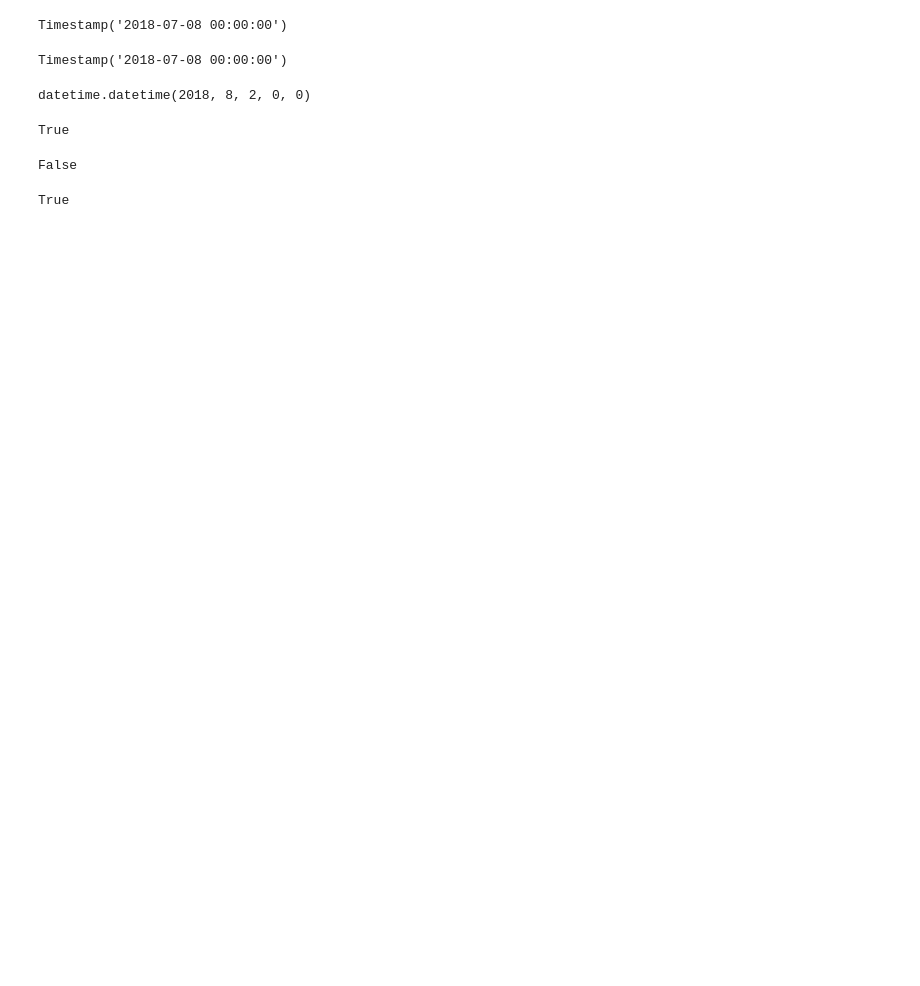
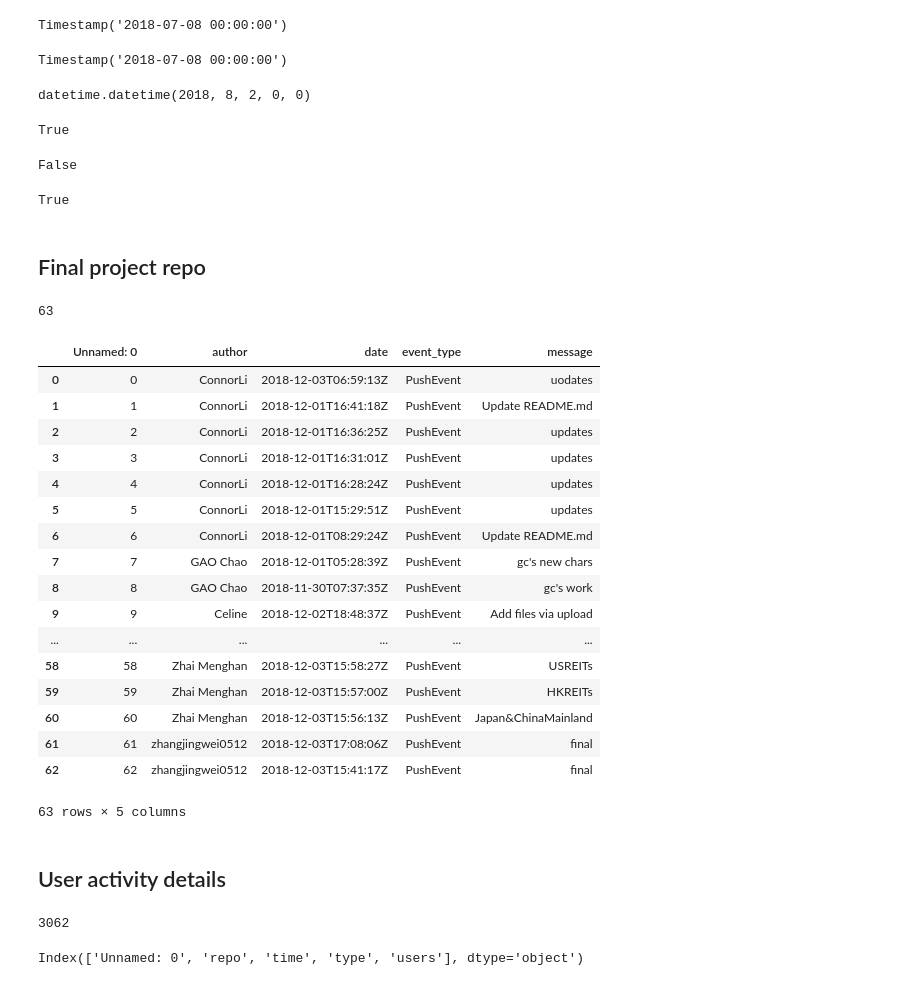
Before and after one commit to hupili/github-activies, a Jupyter notebook: leaderboard.ipynb, the cells around one changed output. Drawn from its saved outputs; the diff is of its cells as text; code cells hidden in the pictures; blank space fills up the shorter version.

```diff
--- a/leaderboard.ipynb
+++ b/leaderboard.ipynb
@@ -300,3 +300,34 @@ b = datetime.datetime(2018, 11, 5, 22)
 a < b
 # %% [output]
 True
+# %% [markdown]
+## Final project repo
+# %%
+df_finals = pd.read_csv('data/final-repos-activities.csv')
+# %%
+len(df_finals)
+# %% [output]
+63
+# %%
+df_finals
+# %% [output]
+|  | Unnamed: 0 | author | date | event_type | message |
+| 0 | 0 | ConnorLi | 2018-12-03T06:59:13Z | PushEvent | uodates |
+| 1 | 1 | ConnorLi | 2018-12-01T16:41:18Z | PushEvent | Update README.md |
+| 2 | 2 | ConnorLi | 2018-12-01T16:36:25Z | PushEvent | updates |
+| 3 | 3 | ConnorLi | 2018-12-01T16:31:01Z | PushEvent | updates |
+| 4 | 4 | ConnorLi | 2018-12-01T16:28:24Z | PushEvent | updates |
+| 5 | 5 | ConnorLi | 2018-12-01T15:29:51Z | PushEvent | updates |
+| 6 | 6 | ConnorLi | 2018-12-01T08:29:24Z | PushEvent | Update README.md |
+| 7 | 7 | GAO Chao | 2018-12-01T05:28:39Z | PushEvent | gc's new chars |
+| 8 | 8 | GAO Chao | 2018-11-30T07:37:35Z | PushEvent | gc's work |
+| 9 | 9 | Celine | 2018-12-02T18:48:37Z | PushEvent | Add files via upload |
+| ... | ... | ... | ... | ... | ... |
+| 58 | 58 | Zhai Menghan | 2018-12-03T15:58:27Z | PushEvent | USREITs |
+| 59 | 59 | Zhai Menghan | 2018-12-03T15:57:00Z | PushEvent | HKREITs |
+| 60 | 60 | Zhai Menghan | 2018-12-03T15:56:13Z | PushEvent | Japan&ChinaMainland |
+| 61 | 61 | zhangjingwei0512 | 2018-12-03T17:08:06Z | PushEvent | final |
+| 62 | 62 | zhangjingwei0512 | 2018-12-03T15:41:17Z | PushEvent | final |
+63 rows × 5 columns
+# %% [markdown]
+## User activity details
@@ -302,0 +336,8 @@ True
+# %%
+len(df_details)
+# %% [output]
+3062
+# %%
+df_details.columns
+# %% [output]
+Index(['Unnamed: 0', 'repo', 'time', 'type', 'users'], dtype='object')
```
Also changed, not shown: parts of 7 cells of this notebook.
